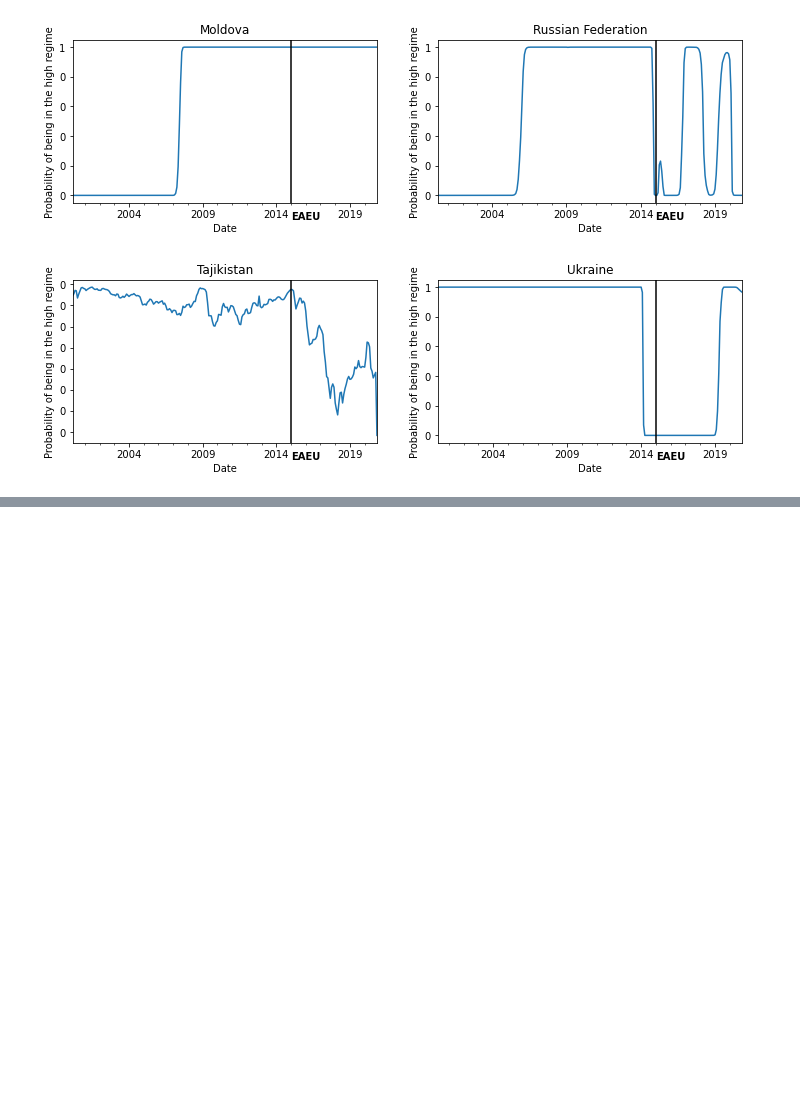
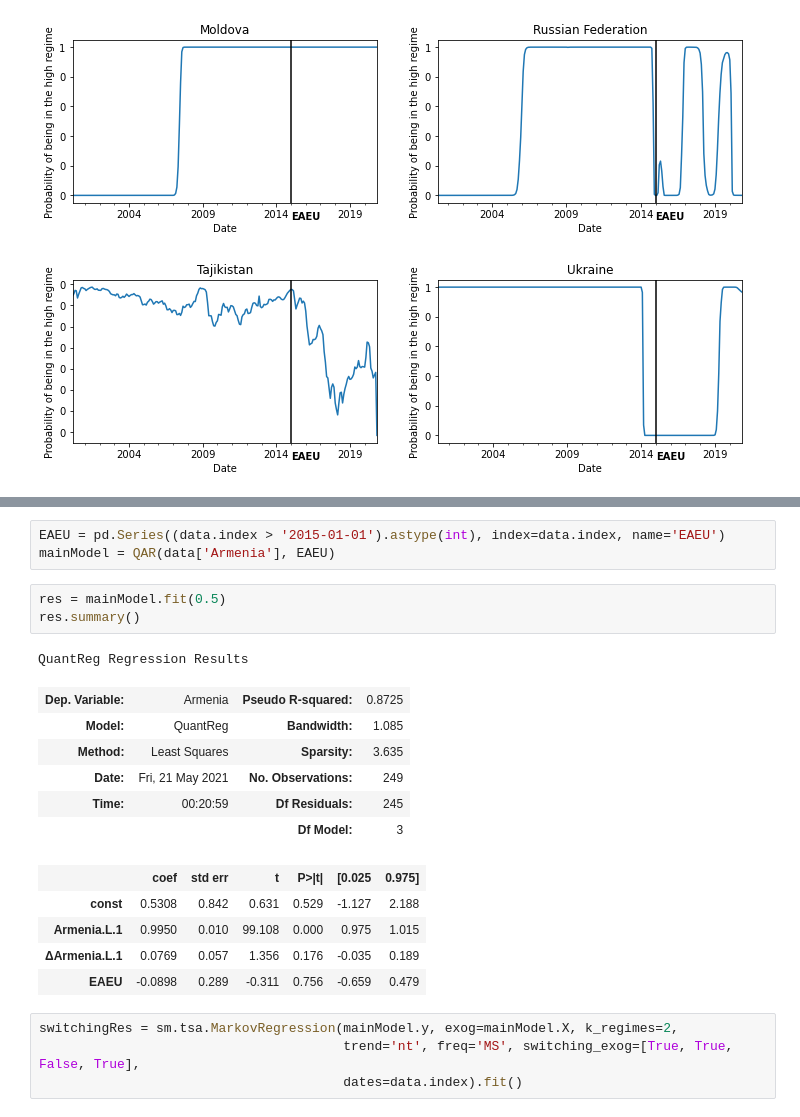
Before and after one commit to vlad-yeghiazaryan/PPP-in-EAEU, a Jupyter notebook: PPP_in_EAEU.ipynb, the cells around one changed output, grey strips where cells are left out. Drawn from its saved outputs; the diff is of its cells as text; blank space fills up the shorter version.

```diff
--- a/PPP_in_EAEU.ipynb
+++ b/PPP_in_EAEU.ipynb
@@ -321,0 +308,23 @@ Table saved to: Outputs/meanBehavior.xlsx
+# %%
+EAEU = pd.Series((data.index > '2015-01-01').astype(int), index=data.index, name='EAEU')
+mainModel = QAR(data['Armenia'], EAEU)
+# %%
+res = mainModel.fit(0.5)
+res.summary()
+# %% [output]
+QuantReg Regression Results
+| Dep. Variable: | Armenia | Pseudo R-squared: | 0.8725 |
+| Model: | QuantReg | Bandwidth: | 1.085 |
+| Method: | Least Squares | Sparsity: | 3.635 |
+| Date: | Fri, 21 May 2021 | No. Observations: | 249 |
+| Time: | 00:20:59 | Df Residuals: | 245 |
+|  |  | Df Model: | 3 |
+|  | coef | std err | t | P>|t| | [0.025 | 0.975] |
+| const | 0.5308 | 0.842 | 0.631 | 0.529 | -1.127 | 2.188 |
+| Armenia.L.1 | 0.9950 | 0.010 | 99.108 | 0.000 | 0.975 | 1.015 |
+| ΔArmenia.L.1 | 0.0769 | 0.057 | 1.356 | 0.176 | -0.035 | 0.189 |
+| EAEU | -0.0898 | 0.289 | -0.311 | 0.756 | -0.659 | 0.479 |
+# %%
+switchingRes = sm.tsa.MarkovRegression(mainModel.y, exog=mainModel.X, k_regimes=2,
+                                       trend='nt', freq='MS', switching_exog=[True, True, False, True],
+                                       dates=data.index).fit()
```
Also changed, not shown: parts of 9 cells of this notebook, 7 other files.
